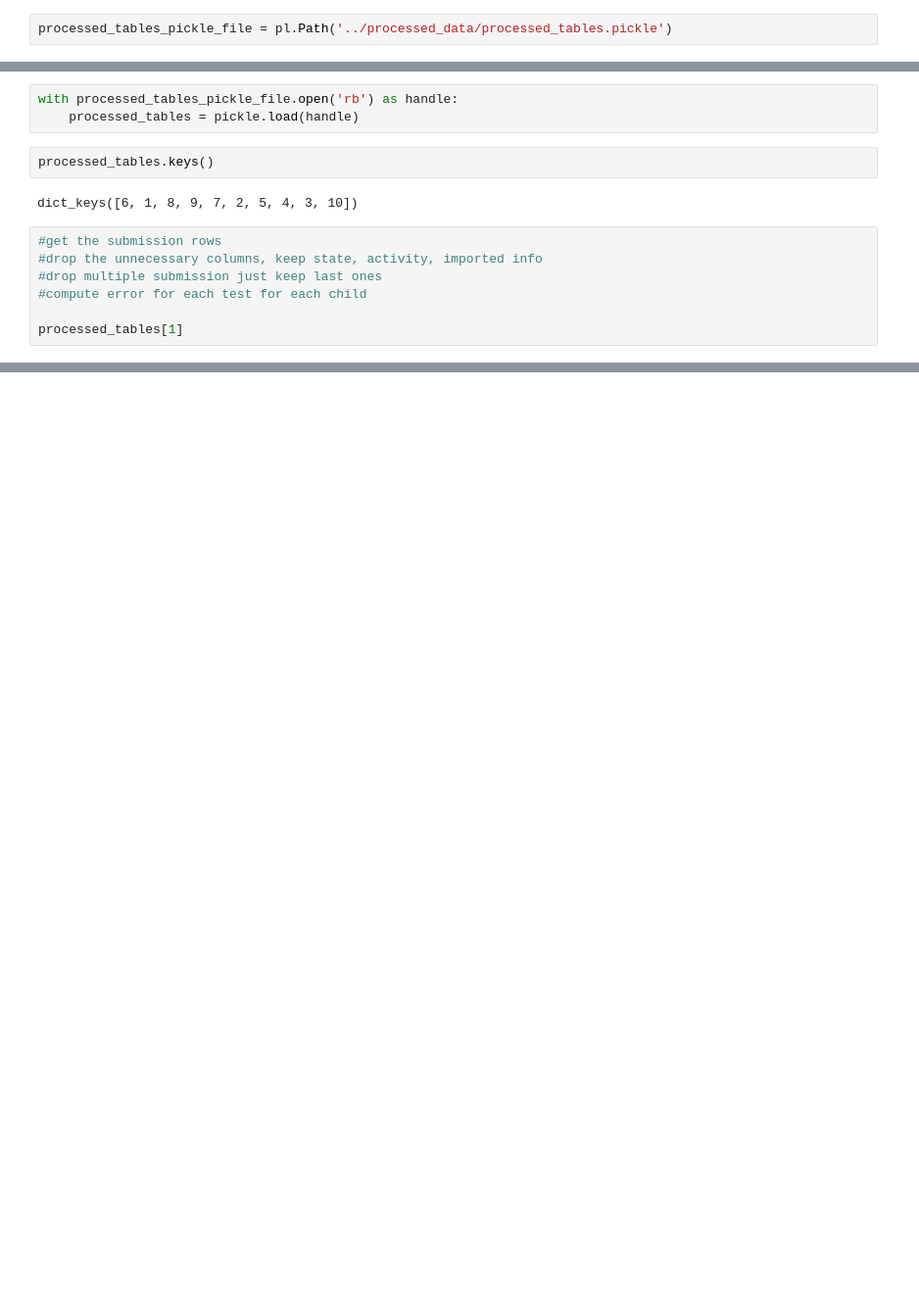
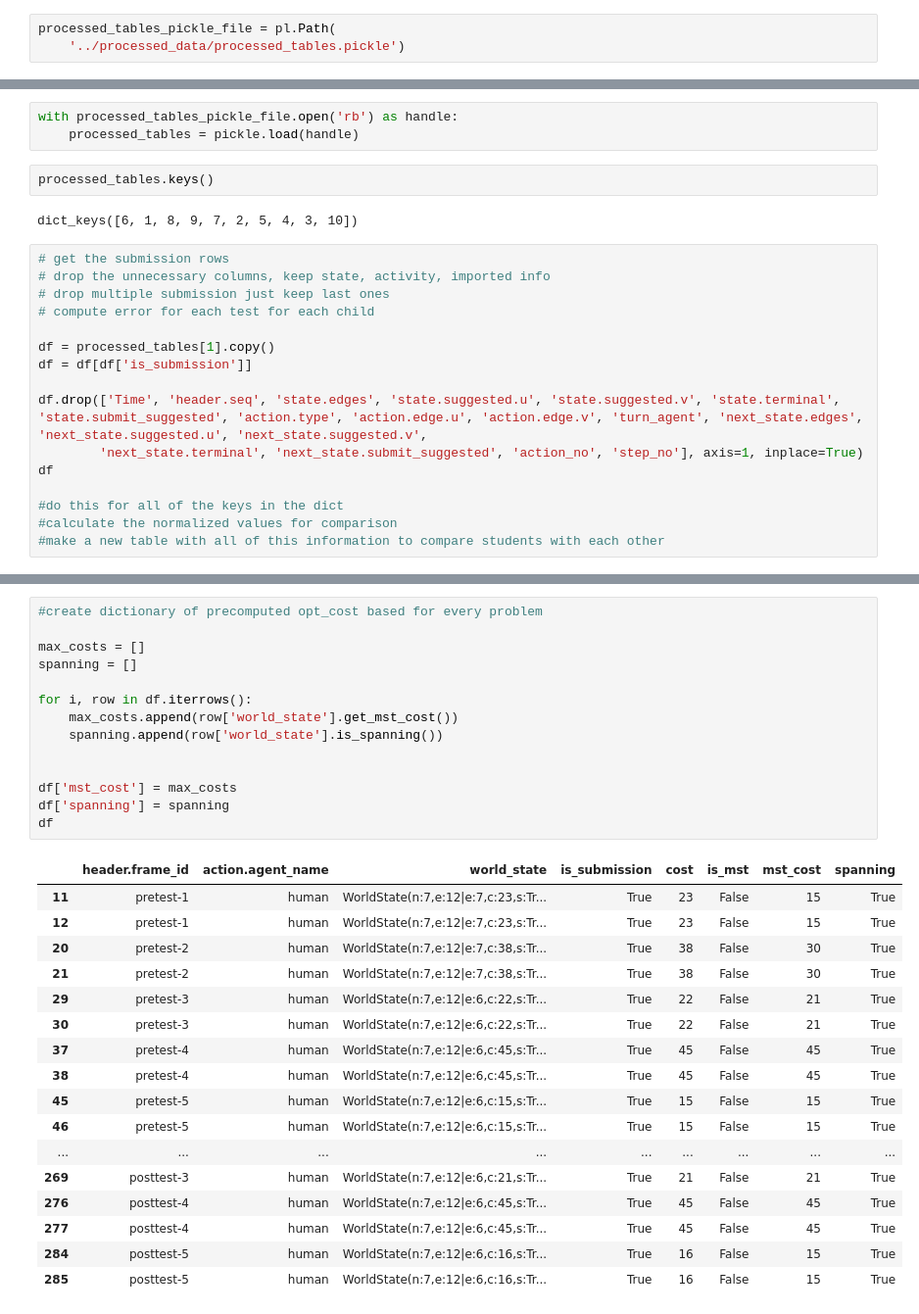
Before and after one commit to utku-norman/justhink-preexp-analysis, a Jupyter notebook: analysis/notebooks/3-measuring-learning-outcomes-pretest-postest.ipynb, the cells around one changed output, grey strips where cells are left out. Shown at 98% size. Cells and saved outputs as stored; diff of their text form; blank space fills up the shorter version.

```diff
--- a/analysis/notebooks/3-measuring-learning-outcomes-pretest-postest.ipynb
+++ b/analysis/notebooks/3-measuring-learning-outcomes-pretest-postest.ipynb
@@ -40,2 +39,3 @@ import pickle
 # %%
-processed_tables_pickle_file = pl.Path('../processed_data/processed_tables.pickle')
+processed_tables_pickle_file = pl.Path(
+    '../processed_data/processed_tables.pickle')
@@ -47,10 +49,19 @@ processed_tables.keys()
 # %% [output]
 dict_keys([6, 1, 8, 9, 7, 2, 5, 4, 3, 10])
 # %%
-#get the submission rows
-#drop the unnecessary columns, keep state, activity, imported info
-#drop multiple submission just keep last ones
-#compute error for each test for each child
+# get the submission rows
+# drop the unnecessary columns, keep state, activity, imported info
+# drop multiple submission just keep last ones
+# compute error for each test for each child
 
-processed_tables[1]
+df = processed_tables[1].copy()
+df = df[df['is_submission']]
+
+df.drop(['Time', 'header.seq', 'state.edges', 'state.suggested.u', 'state.suggested.v', 'state.terminal', 'state.submit_suggested', 'action.type', 'action.edge.u', 'action.edge.v', 'turn_agent', 'next_state.edges', 'next_state.suggested.u', 'next_state.suggested.v',
+        'next_state.terminal', 'next_state.submit_suggested', 'action_no', 'step_no'], axis=1, inplace=True)
+df
+
+#do this for all of the keys in the dict
+#calculate the normalized values for comparison
+#make a new table with all of this information to compare students with each other
 # %% [output]
@@ -58,0 +85,32 @@ AttributeError: 'WorldState' object has no attribute 'get_cost'
+# %%
+#create dictionary of precomputed opt_cost based for every problem
+
+max_costs = []
+spanning = []
+
+for i, row in df.iterrows():
+    max_costs.append(row['world_state'].get_mst_cost())
+    spanning.append(row['world_state'].is_spanning())
+
+
+df['mst_cost'] = max_costs
+df['spanning'] = spanning
+df
+# %% [output]
+|  | header.frame_id | action.agent_name | world_state | is_submission | cost | is_mst | mst_cost | spanning |
+| 11 | pretest-1 | human | WorldState(n:7,e:12|e:7,c:23,s:Tr... | True | 23 | False | 15 | True |
+| 12 | pretest-1 | human | WorldState(n:7,e:12|e:7,c:23,s:Tr... | True | 23 | False | 15 | True |
+| 20 | pretest-2 | human | WorldState(n:7,e:12|e:7,c:38,s:Tr... | True | 38 | False | 30 | True |
+| 21 | pretest-2 | human | WorldState(n:7,e:12|e:7,c:38,s:Tr... | True | 38 | False | 30 | True |
+| 29 | pretest-3 | human | WorldState(n:7,e:12|e:6,c:22,s:Tr... | True | 22 | False | 21 | True |
+| 30 | pretest-3 | human | WorldState(n:7,e:12|e:6,c:22,s:Tr... | True | 22 | False | 21 | True |
+| 37 | pretest-4 | human | WorldState(n:7,e:12|e:6,c:45,s:Tr... | True | 45 | False | 45 | True |
+| 38 | pretest-4 | human | WorldState(n:7,e:12|e:6,c:45,s:Tr... | True | 45 | False | 45 | True |
+| 45 | pretest-5 | human | WorldState(n:7,e:12|e:6,c:15,s:Tr... | True | 15 | False | 15 | True |
+| 46 | pretest-5 | human | WorldState(n:7,e:12|e:6,c:15,s:Tr... | True | 15 | False | 15 | True |
+| ... | ... | ... | ... | ... | ... | ... | ... | ... |
+| 269 | posttest-3 | human | WorldState(n:7,e:12|e:6,c:21,s:Tr... | True | 21 | False | 21 | True |
+| 276 | posttest-4 | human | WorldState(n:7,e:12|e:6,c:45,s:Tr... | True | 45 | False | 45 | True |
+| 277 | posttest-4 | human | WorldState(n:7,e:12|e:6,c:45,s:Tr... | True | 45 | False | 45 | True |
+| 284 | posttest-5 | human | WorldState(n:7,e:12|e:6,c:16,s:Tr... | True | 16 | False | 15 | True |
+| 285 | posttest-5 | human | WorldState(n:7,e:12|e:6,c:16,s:Tr... | True | 16 | False | 15 | True |
```
Also changed, not shown: parts of 7 cells of this notebook, 2 other files.
